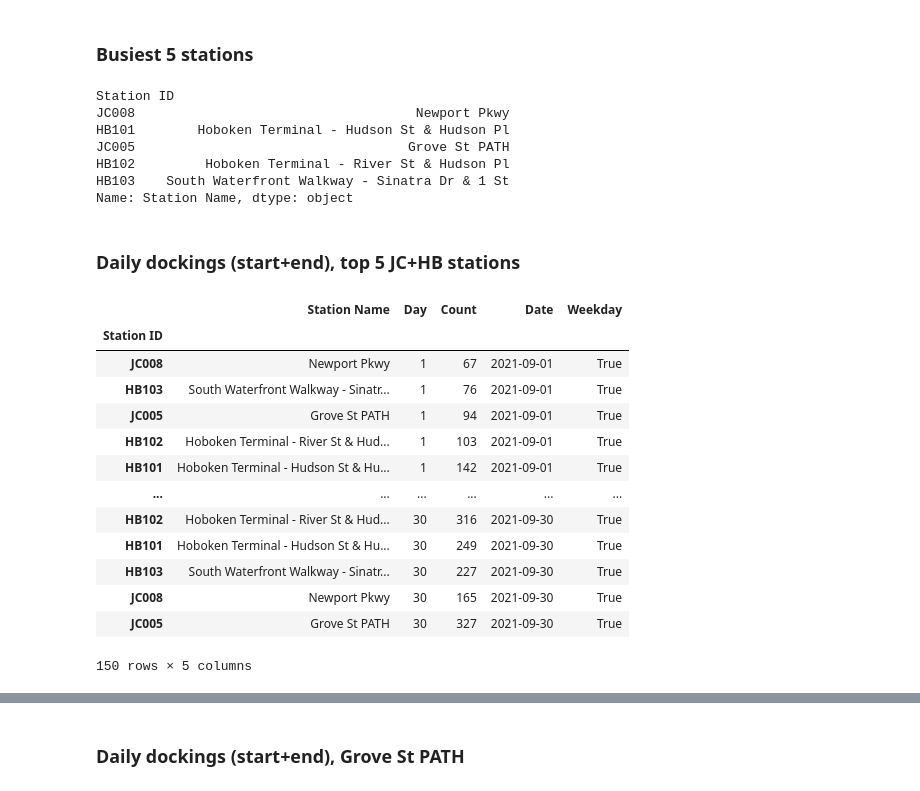
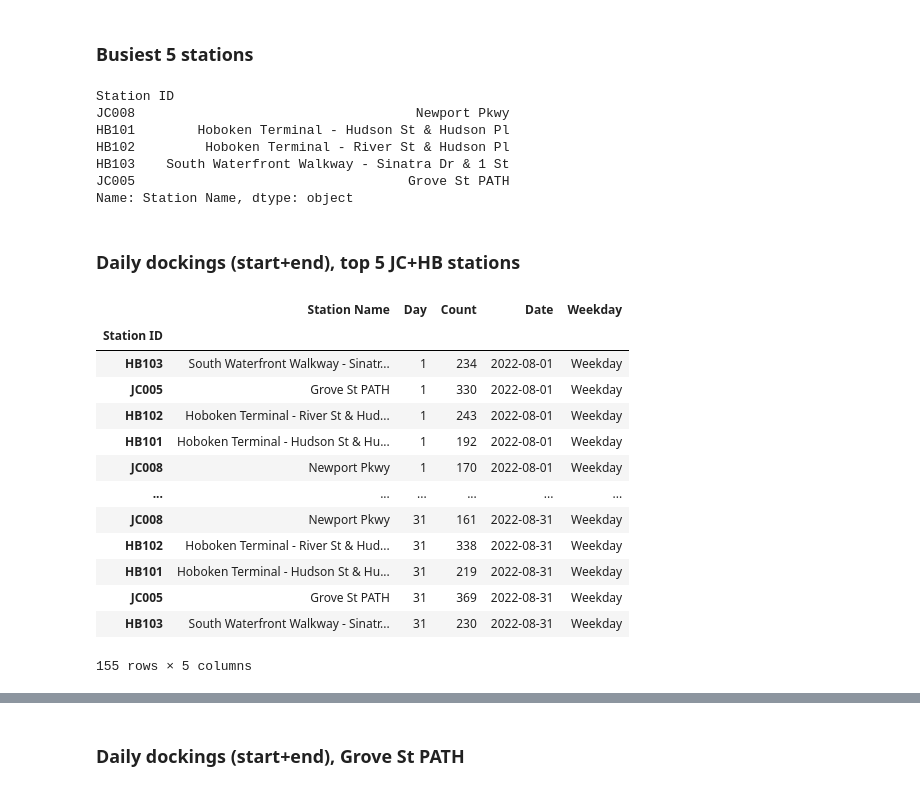
Before and after one commit to neighbor-ryan/ctbk.dev, a Jupyter notebook: station-counts.ipynb, the cells around one changed output, grey strips where cells are left out. Cells and saved outputs as stored; diff of their text form; code cells hidden in the pictures.

Commit message:
update station counts

```diff
--- a/station-counts.ipynb
+++ b/station-counts.ipynb
@@ -534,34 +323,0 @@ Name: Station Name, dtype: object
-# %%
-station_ends['Latitude'] = station_ends['Latitude'].apply(lambda f: round(f, 4))
-station_ends['Longitude'] = station_ends['Longitude'].apply(lambda f: round(f, 4))
-
-
-def find_conflicting_stations(df):
-    dd = df.drop_duplicates()
-    if len(dd) == 1:
-        dd = dd.iloc[0:0]
-    return dd
-
-conflicting_entries = (
-    station_ends
-    .drop(columns=['Start'])
-    .groupby('Station ID')
-    .apply(find_conflicting_stations)
-    .reset_index(drop=True)
-)
-
-def squash_station_group(df):
-    dd = df.drop_duplicates()
-    dd = dd.iloc[-1:]
-    return dd
-
-station_entries = (
-    station_ends
-    .drop(columns=['Start'])
-    .groupby('Station ID')
-    .apply(squash_station_group)
-    .reset_index(drop=True)
-)
-
-stations = station_entries.set_index('Station ID')
-stations
@@ -700,7 +391,7 @@ jc_llcs
 # %% [markdown]
 #### Build date range (incl. weekday vs. weekends)
 # %%
-dates = pd.date_range('2021-09-01', '2021-09-30')
+dates = pd.date_range('2022-08-01', '2022-08-31')
 week_dts = dates[dates.weekday < 5]
 wknd_dts = dates[dates.weekday >= 5]
 len(week_dts), len(wknd_dts)
@@ -737,7 +428,7 @@ def station_counts(*keys, jc=None, weekdays=None, daily_avg=None):
             daily_avg = False
         else:
             daily_avg = True
-    elif daily_avg:
+    if daily_avg:
         if 'Day' in keys or 'Weekday' in keys:
             raise ValueError("Can only compute daily averages if daily grouping is not applied")
         counts['Avg'] = counts['Count'] / len(dts)
@@ -877,34 +568,34 @@ top_stations
 Station ID
 JC008                                    Newport Pkwy
 HB101        Hoboken Terminal - Hudson St & Hudson Pl
-JC005                                   Grove St PATH
 HB102         Hoboken Terminal - River St & Hudson Pl
 HB103    South Waterfront Walkway - Sinatra Dr & 1 St
+JC005                                   Grove St PATH
 Name: Station Name, dtype: object
 # %% [markdown]
 ### Daily dockings (start+end), top 5 JC+HB stations
 # %%
 ts = jcd[jcd.index.isin(top_stations.index)].copy()
-ts['Date'] = ts.Day.apply(lambda d: to_dt('2021-09-%02d' % d).date()).astype('datetime64')
+ts['Date'] = ts.Day.apply(lambda d: to_dt('2022-08-%02d' % d).date()).astype('datetime64')
 ts = ts.sort_values('Date')
-ts['Weekday'] = False
-ts.loc[ts['Date'].dt.weekday < 5, 'Weekday'] = True
+ts['Weekday'] = 'Weekend'
+ts.loc[ts['Date'].dt.weekday < 5, 'Weekday'] = 'Weekday'
 ts
 # %% [output]
 |  | Station Name | Day | Count | Date | Weekday |
 | Station ID |  |  |  |  |  |
-| JC008 | Newport Pkwy | 1 | 67 | 2021-09-01 | True |
-| HB103 | South Waterfront Walkway - Sinatr... | 1 | 76 | 2021-09-01 | True |
-| JC005 | Grove St PATH | 1 | 94 | 2021-09-01 | True |
-| HB102 | Hoboken Terminal - River St & Hud... | 1 | 103 | 2021-09-01 | True |
-| HB101 | Hoboken Terminal - Hudson St & Hu... | 1 | 142 | 2021-09-01 | True |
+| HB103 | South Waterfront Walkway - Sinatr... | 1 | 234 | 2022-08-01 | Weekday |
+| JC005 | Grove St PATH | 1 | 330 | 2022-08-01 | Weekday |
+| HB102 | Hoboken Terminal - River St & Hud... | 1 | 243 | 2022-08-01 | Weekday |
+| HB101 | Hoboken Terminal - Hudson St & Hu... | 1 | 192 | 2022-08-01 | Weekday |
+| JC008 | Newport Pkwy | 1 | 170 | 2022-08-01 | Weekday |
 | ... | ... | ... | ... | ... | ... |
-| HB102 | Hoboken Terminal - River St & Hud... | 30 | 316 | 2021-09-30 | True |
-| HB101 | Hoboken Terminal - Hudson St & Hu... | 30 | 249 | 2021-09-30 | True |
-| HB103 | South Waterfront Walkway - Sinatr... | 30 | 227 | 2021-09-30 | True |
-| JC008 | Newport Pkwy | 30 | 165 | 2021-09-30 | True |
-| JC005 | Grove St PATH | 30 | 327 | 2021-09-30 | True |
+| JC008 | Newport Pkwy | 31 | 161 | 2022-08-31 | Weekday |
+| HB102 | Hoboken Terminal - River St & Hud... | 31 | 338 | 2022-08-31 | Weekday |
+| HB101 | Hoboken Terminal - Hudson St & Hu... | 31 | 219 | 2022-08-31 | Weekday |
+| JC005 | Grove St PATH | 31 | 369 | 2022-08-31 | Weekday |
+| HB103 | South Waterfront Walkway - Sinatr... | 31 | 230 | 2022-08-31 | Weekday |
-150 rows × 5 columns
+155 rows × 5 columns
 # %%
 fig = px.line(ts, x='Date', y='Count', color='Station Name', labels={'Count': 'Daily ride starts+stops'})
 fig.update_layout(legend=dict(
```
Also changed, not shown: parts of 34 cells of this notebook.
